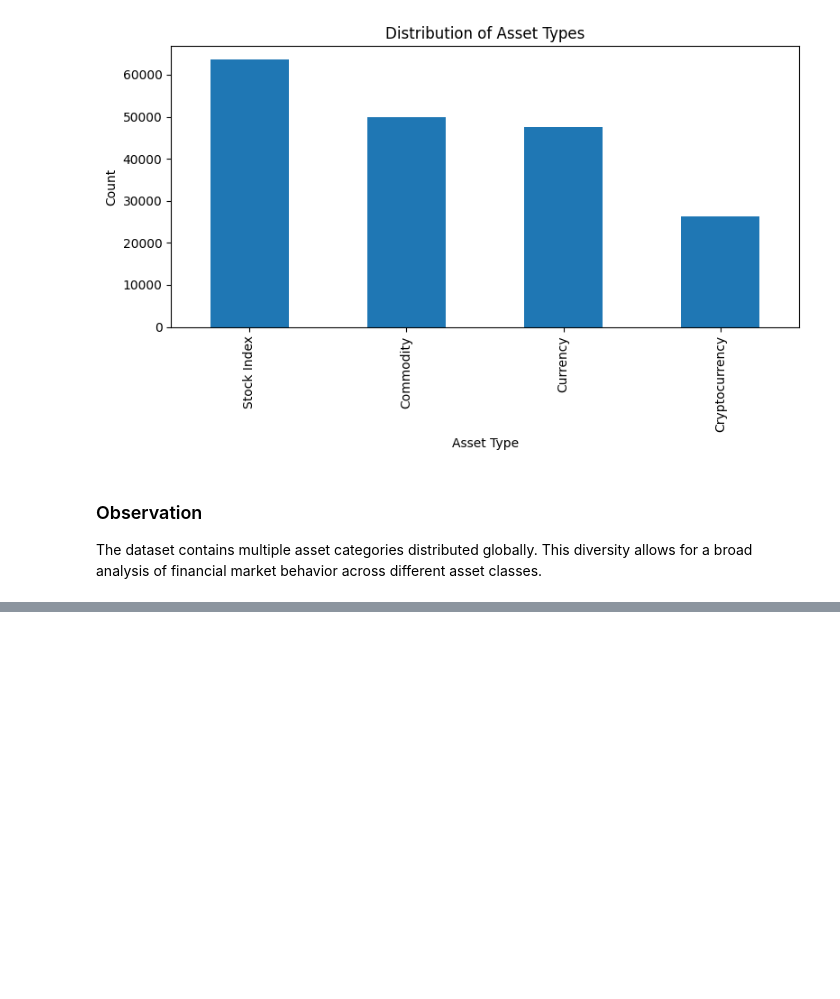
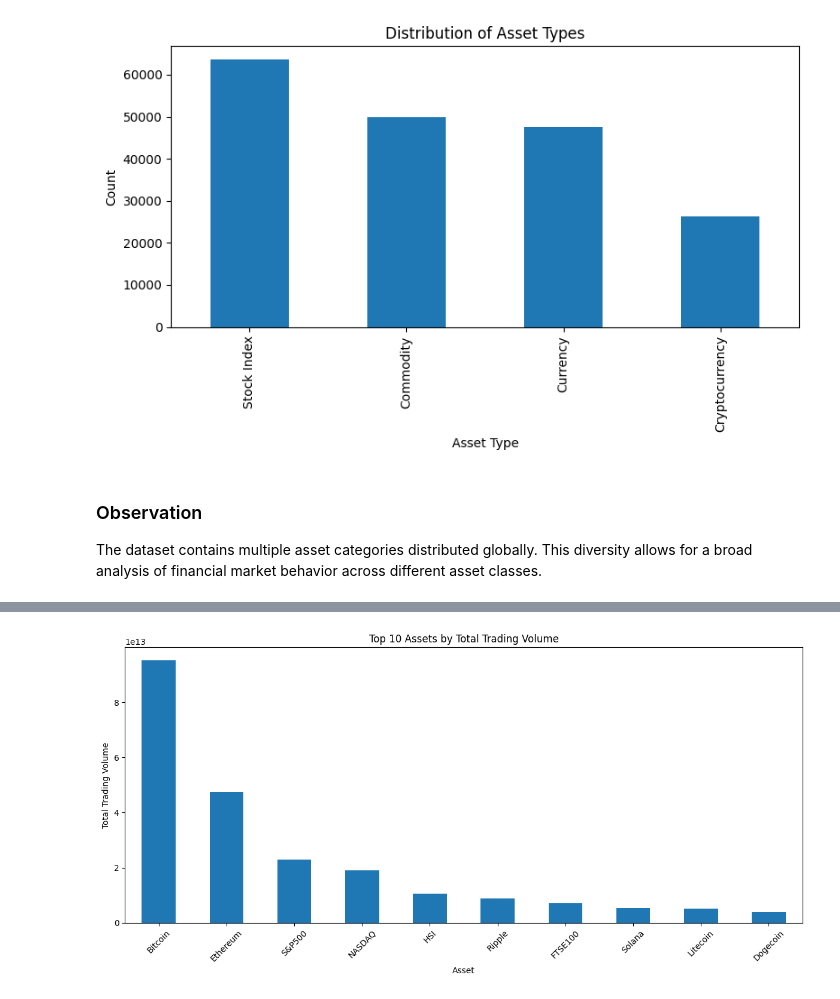
Before and after one commit to sagnik5549/Market_Analysis_2000_Present, a Jupyter notebook: Notebooks/03_Exploratory_Data_Analysis.ipynb, the cells around one changed output, grey strips where cells are left out. Drawn from its saved outputs; the diff is of its cells as text; code cells hidden in the pictures; blank space fills up the shorter version.

```diff
--- a/Notebooks/03_Exploratory_Data_Analysis.ipynb
+++ b/Notebooks/03_Exploratory_Data_Analysis.ipynb
@@ -126,0 +213,9 @@ The dataset contains multiple asset categories distributed globally. This divers
+# %%
+top_volume = (
+    df.groupby("asset_name")["volume"]
+      .sum()
+      .sort_values(ascending=False)
+      .head(10)
+)
+
+top_volume
@@ -126,0 +235,15 @@ The dataset contains multiple asset categories distributed globally. This divers
+# %%
+plt.figure(figsize=(12,6))
+
+top_volume.plot(kind="bar")
+
+plt.title("Top 10 Assets by Total Trading Volume")
+plt.xlabel("Asset")
+plt.ylabel("Total Trading Volume")
+
+plt.xticks(rotation=45)
+
+plt.tight_layout()
+plt.show()
+# %% [output]
+[figure, added]
```
Also changed, not shown: parts of 19 cells of this notebook.
